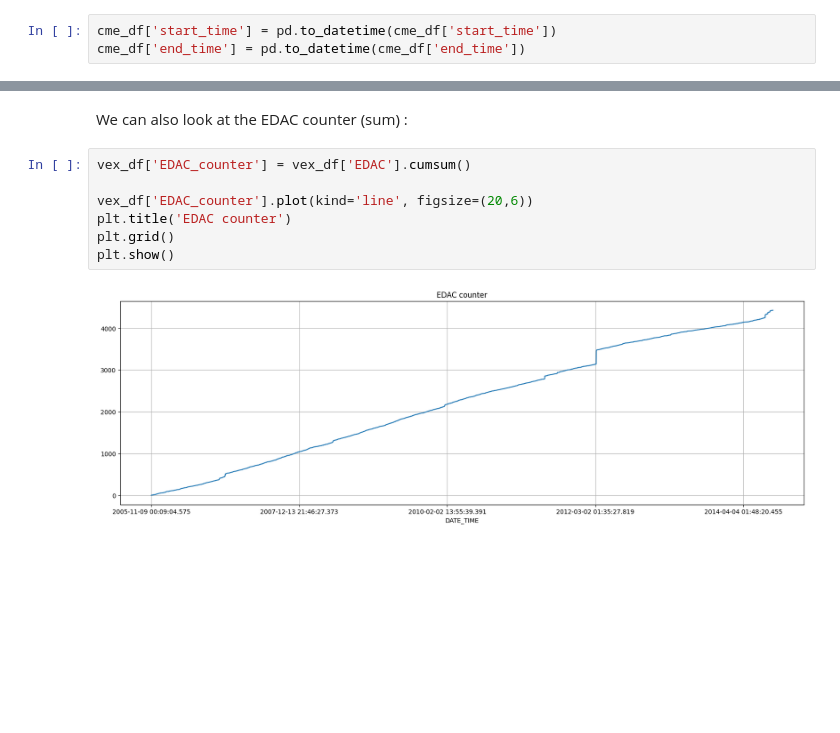
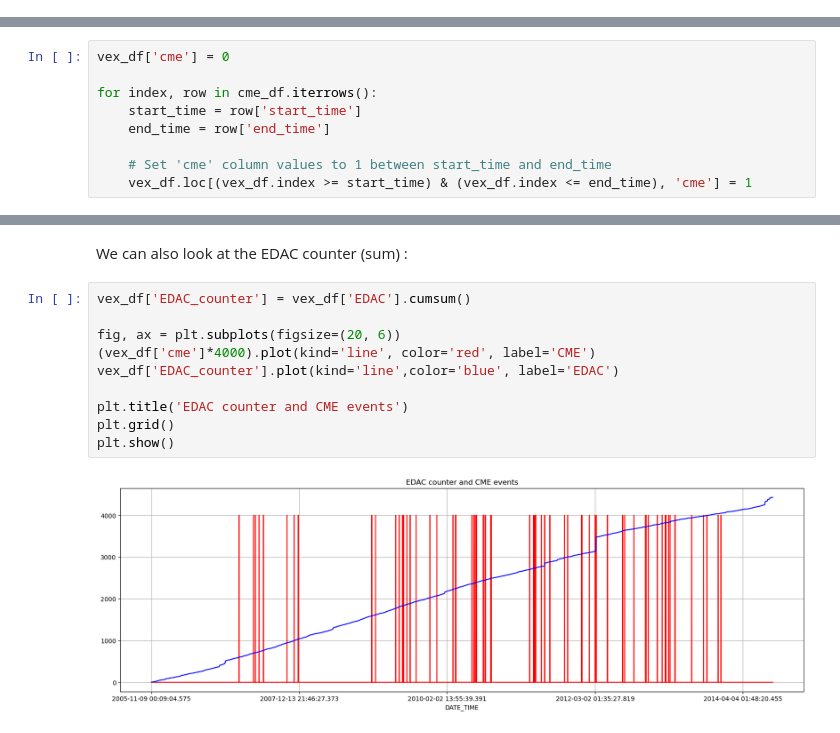
Before and after one commit to CS-433/ml-project-2-ml4esa, a Jupyter notebook: NoteBook.ipynb, the cells around one changed output, grey strips where cells are left out. Drawn from its saved outputs; the diff is of its cells as text; blank space fills up the shorter version.

Commit message:
Added plots on EDAC and CME

```diff
--- a/NoteBook.ipynb
+++ b/NoteBook.ipynb
@@ -63,6 +63,3 @@ plt.show()
 Now let's visualize on top of this plot the events of CME :
 # %%
 cme_df = pd.read_csv(data_path+"CME_date_time.csv")
-# %%
-cme_df['start_time'] = pd.to_datetime(cme_df['start_time'])
-cme_df['end_time'] = pd.to_datetime(cme_df['end_time'])
@@ -93,0 +66,9 @@ KeyboardInterrupt:
+# %%
+vex_df['cme'] = 0
+
+for index, row in cme_df.iterrows():
+    start_time = row['start_time']
+    end_time = row['end_time']
+
+    # Set 'cme' column values to 1 between start_time and end_time
+    vex_df.loc[(vex_df.index >= start_time) & (vex_df.index <= end_time), 'cme'] = 1
@@ -96,9 +107,12 @@ We can also look at the EDAC counter (sum) :
 # %%
 vex_df['EDAC_counter'] = vex_df['EDAC'].cumsum()
 
-vex_df['EDAC_counter'].plot(kind='line', figsize=(20,6))
-plt.title('EDAC counter')
+fig, ax = plt.subplots(figsize=(20, 6))
+(vex_df['cme']*4000).plot(kind='line', color='red', label='CME')
+vex_df['EDAC_counter'].plot(kind='line',color='blue', label='EDAC')
+
+plt.title('EDAC counter and CME events')
 plt.grid()
 plt.show()
 # %% [output]
-[figure, old version]
+[figure, new version]
```
Also changed, not shown: parts of 9 cells of this notebook.
